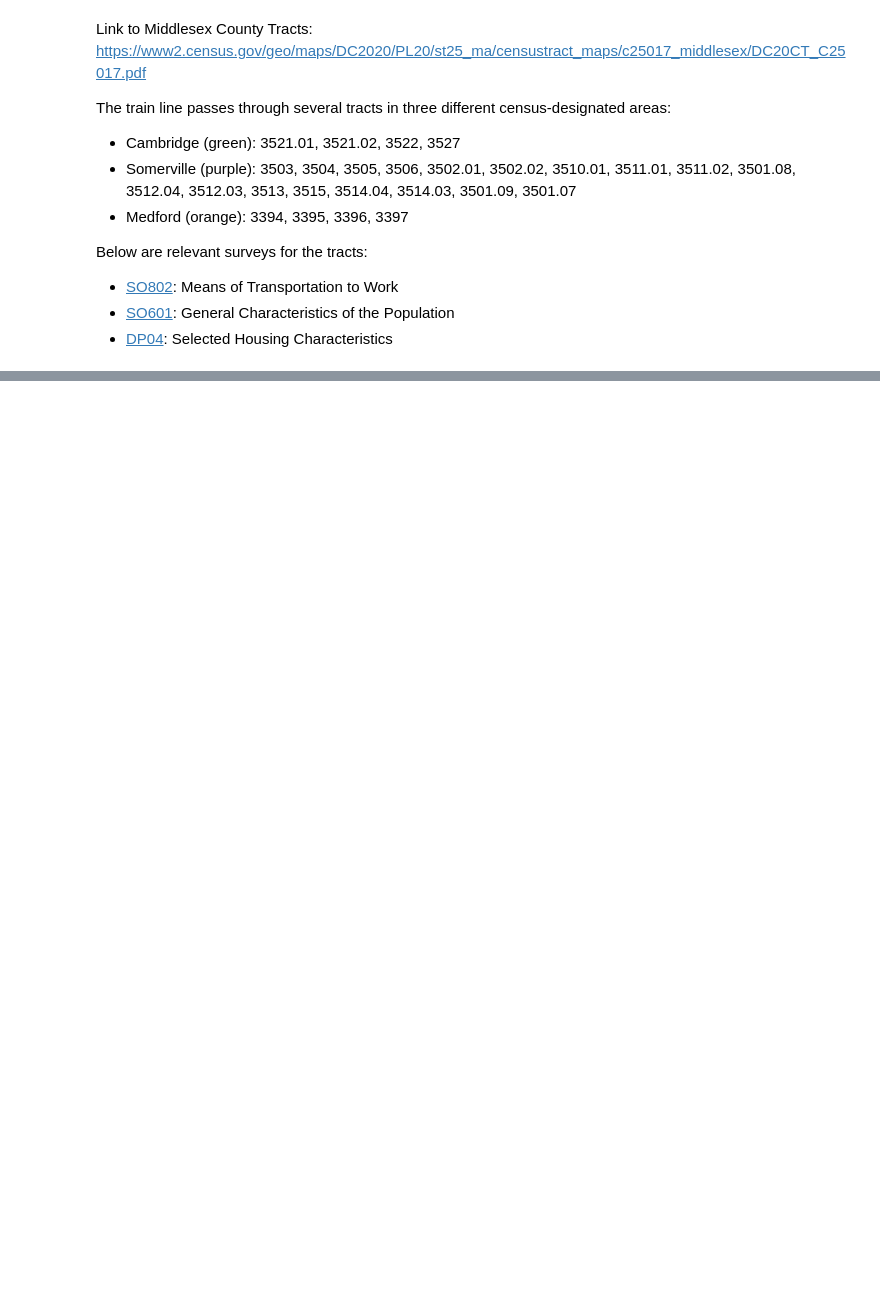
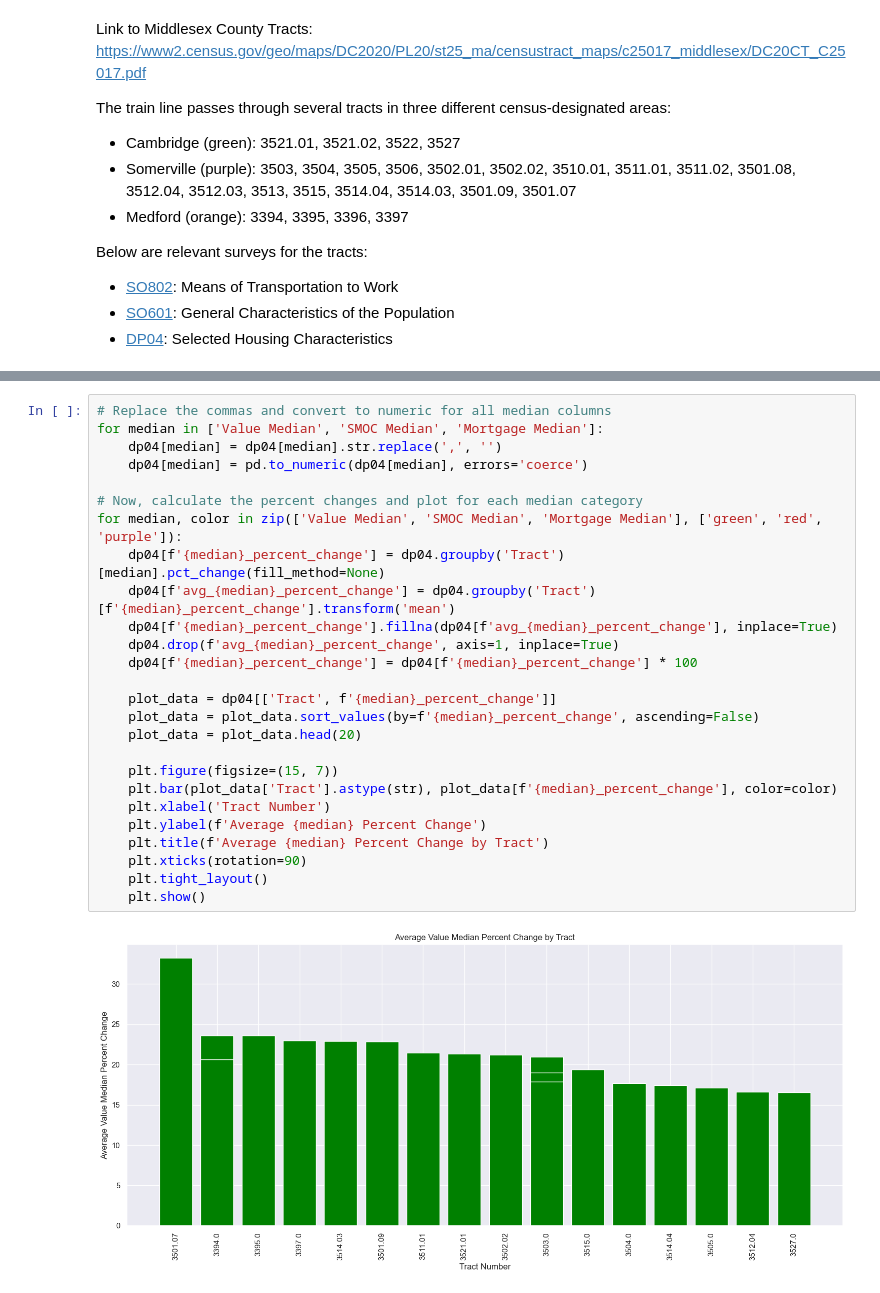
Before and after one commit to BU-CS210A-S23/ds-livable-streets-infra, a Jupyter notebook: sp24-team-c/deliverables/green-line-mid-semester/green-line-mid-semester.ipynb, the cells around one changed output, grey strips where cells are left out. Drawn from its saved outputs; the diff is of its cells as text; blank space fills up the shorter version.

```diff
--- a/sp24-team-c/deliverables/green-line-mid-semester/green-line-mid-semester.ipynb
+++ b/sp24-team-c/deliverables/green-line-mid-semester/green-line-mid-semester.ipynb
@@ -194,0 +225,28 @@ s0802.head()
+# %%
+# Replace the commas and convert to numeric for all median columns
+for median in ['Value Median', 'SMOC Median', 'Mortgage Median']:
+    dp04[median] = dp04[median].str.replace(',', '')
+    dp04[median] = pd.to_numeric(dp04[median], errors='coerce')
+
+# Now, calculate the percent changes and plot for each median category
+for median, color in zip(['Value Median', 'SMOC Median', 'Mortgage Median'], ['green', 'red', 'purple']):
+    dp04[f'{median}_percent_change'] = dp04.groupby('Tract')[median].pct_change(fill_method=None)
+    dp04[f'avg_{median}_percent_change'] = dp04.groupby('Tract')[f'{median}_percent_change'].transform('mean')
+    dp04[f'{median}_percent_change'].fillna(dp04[f'avg_{median}_percent_change'], inplace=True)
+    dp04.drop(f'avg_{median}_percent_change', axis=1, inplace=True)
+    dp04[f'{median}_percent_change'] = dp04[f'{median}_percent_change'] * 100
+
+    plot_data = dp04[['Tract', f'{median}_percent_change']]
+    plot_data = plot_data.sort_values(by=f'{median}_percent_change', ascending=False)
+    plot_data = plot_data.head(20)
+
+    plt.figure(figsize=(15, 7))
+    plt.bar(plot_data['Tract'].astype(str), plot_data[f'{median}_percent_change'], color=color)
+    plt.xlabel('Tract Number')
+    plt.ylabel(f'Average {median} Percent Change')
+    plt.title(f'Average {median} Percent Change by Tract')
+    plt.xticks(rotation=90)
+    plt.tight_layout()
+    plt.show()
+# %% [output]
+[figure, added]
```
Also changed, not shown: parts of 17 cells of this notebook.
